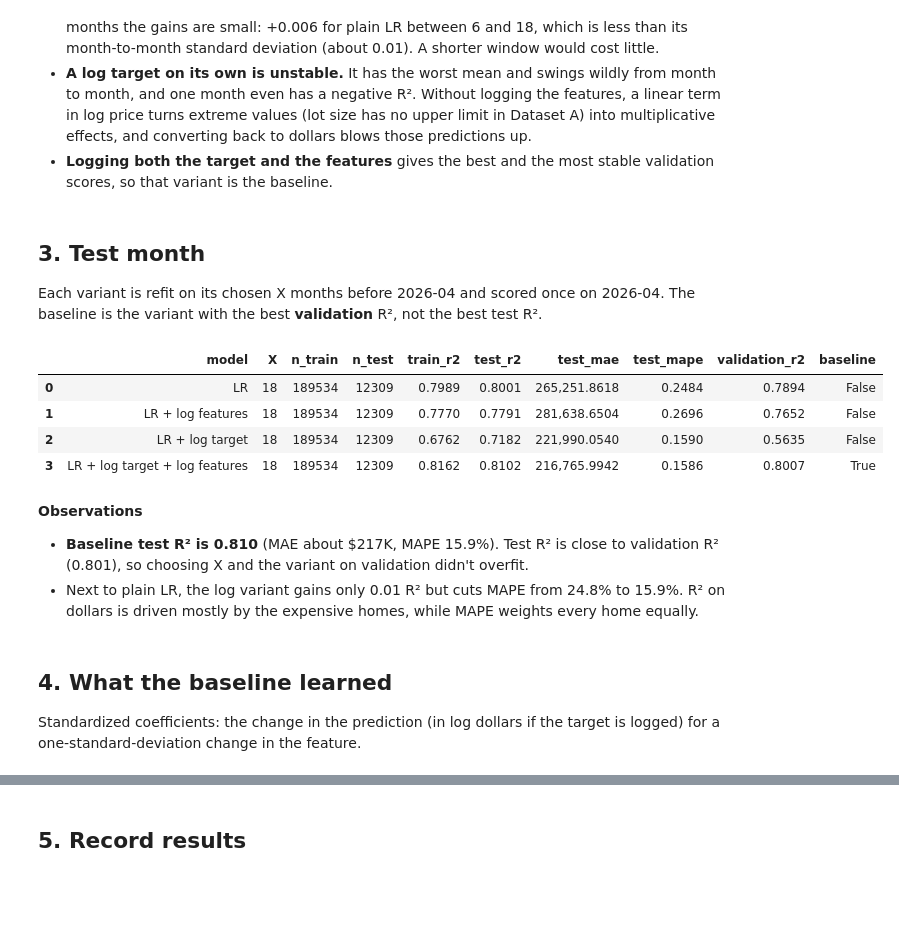
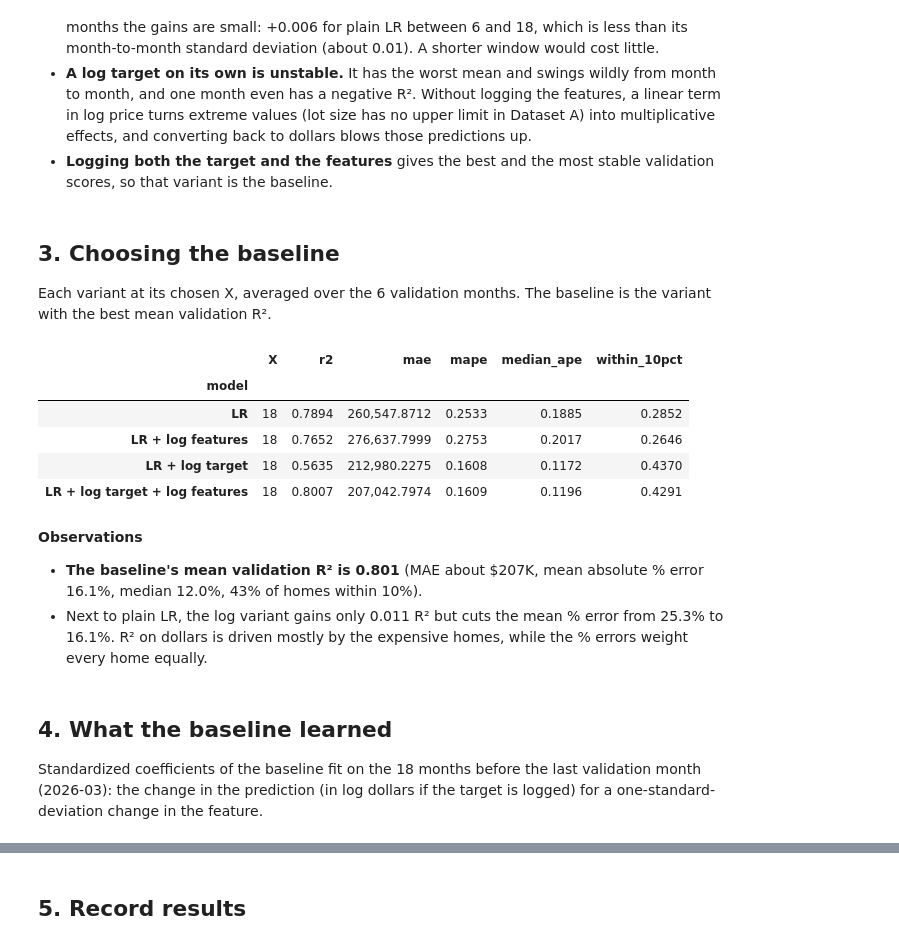
Before and after one commit to r0hankrishnan/IDX-Exchange-Data-Science, a Jupyter notebook: notebooks/03_baseline_model.ipynb, the cells around one changed output, grey strips where cells are left out. Saved outputs shown, nothing was run; the diff lists cells and outputs as text; code cells hidden in the pictures; blank space fills up the shorter version.

```diff
--- a/notebooks/03_baseline_model.ipynb
+++ b/notebooks/03_baseline_model.ipynb
@@ -18,15 +20,15 @@ import pandas as pd
 from sklearn.linear_model import LinearRegression
 
 from idx_exchange_data_science import dataset_a as da
-from idx_exchange_data_science.modeling import backtest, best_windows, build_model, fitted_pipeline, score_on_test
+from idx_exchange_data_science.modeling import backtest, build_model, final_estimator, fit_window, median_ape_by
 from idx_exchange_data_science.splits import validation_months
 
 pd.set_option("display.float_format", "{:,.4f}".format)
 COLORS = ["#2a78d6", "#eb6834", "#1baf7a", "#eda100"]
 
-TEST_MONTH = "2026-04"
 WINDOWS = [1, 2, 3, 6, 9, 12, 18]
-EVAL_MONTHS = validation_months(TEST_MONTH, n_months=6)
+EVAL_MONTHS = validation_months("2026-04", n_months=6)  # 2025-10 to 2026-03; 2026-04 is the held-out test month
+METRICS = ["r2", "mae", "mape", "median_ape", "within_10pct"]
 RESULTS_DIR = Path("../results")
 RESULTS_DIR.mkdir(exist_ok=True)
 
@@ -40,15 +42,17 @@ Every variant has the same pipeline: `DatasetAPreprocessor` → `StandardScaler`
 # %%
+log_features = da.make_preprocessor(log_features=True)
 models = {
     "LR": build_model(LinearRegression(), scale=True),
-    "LR + log features": build_model(LinearRegression(), scale=True, log_features=True),
+    "LR + log features": build_model(LinearRegression(), log_features, scale=True),
     "LR + log target": build_model(LinearRegression(), scale=True, log_target=True),
-    "LR + log target + log features": build_model(LinearRegression(), scale=True, log_target=True, log_features=True),
+    "LR + log target + log features": build_model(LinearRegression(), log_features, scale=True, log_target=True),
 }
 # %% [markdown]
 ## 2. Choosing the training window X
 Each variant is fit on the X months before each validation month and scored on that month. That gives 7 windows × 6 months. The largest window that fits before 2025-10 is 21 months, so 18 is the longest one tried.
 # %%
-results = backtest(models, df, EVAL_MONTHS, WINDOWS)
+runs = {x: backtest(models, df, EVAL_MONTHS, train_months=x) for x in WINDOWS}
+results = pd.concat([scores.assign(X=x) for x, (scores, _) in runs.items()], ignore_index=True)
 mean_r2 = results.pivot_table(index="X", columns="model", values="r2", aggfunc="mean")[list(models)]
 mean_r2
 # %% [output]
@@ -88,6 +92,6 @@ results.groupby(["model", "X"])["r2"].agg(["mean", "std", "min"]).unstack("model
 | 12 | 0.7874 | 0.0101 | 0.7776 | 0.7627 | 0.0141 | 0.7455 | 0.5476 | 0.2338 | 0.1463 | ... |
 | 18 | 0.7894 | 0.0090 | 0.7802 | 0.7652 | 0.0121 | 0.7543 | 0.5635 | 0.2142 | 0.2018 | ... |
 # %%
-best_x = best_windows(results)
+best_x = mean_r2.idxmax()
 best_x
 # %% [output]
@@ -101,27 +107,26 @@ best_x
 - **A log target on its own is unstable.** It has the worst mean and swings wildly from month to month, and one month even has a negative R². Without logging the features, a linear term in log price turns extreme values (lot size has no upper limit in Dataset A) into multiplicative effects, and converting back to dollars blows those predictions up.
 - **Logging both the target and the features** gives the best and the most stable validation scores, so that variant is the baseline.
 # %% [markdown]
-## 3. Test month
-Each variant is refit on its chosen X months before 2026-04 and scored once on 2026-04. The baseline is the variant with the best **validation** R², not the best test R².
+## 3. Choosing the baseline
+Each variant at its chosen X, averaged over the 6 validation months. The baseline is the variant with the best mean validation R².
 # %%
-validation_r2 = {name: mean_r2.loc[x, name] for name, x in best_x.items()}
-baseline_name = max(validation_r2, key=validation_r2.get)
-
-test_results, fitted = score_on_test(models, df, TEST_MONTH, best_x)
-test_results = test_results.assign(validation_r2=test_results["model"].map(validation_r2),
-                                   baseline=test_results["model"] == baseline_name)
-test_results
+chosen = results[results["X"] == results["model"].map(best_x)]
+summary = chosen.groupby("model")[METRICS].mean().loc[list(models)]
+summary.insert(0, "X", best_x)
+baseline_name = summary["r2"].idxmax()
+summary
 # %% [output]
-|  | model | X | n_train | n_test | train_r2 | test_r2 | test_mae | test_mape | validation_r2 | baseline |
-| 0 | LR | 18 | 189534 | 12309 | 0.7989 | 0.8001 | 265,251.8618 | 0.2484 | 0.7894 | False |
-| 1 | LR + log features | 18 | 189534 | 12309 | 0.7770 | 0.7791 | 281,638.6504 | 0.2696 | 0.7652 | False |
-| 2 | LR + log target | 18 | 189534 | 12309 | 0.6762 | 0.7182 | 221,990.0540 | 0.1590 | 0.5635 | False |
-| 3 | LR + log target + log features | 18 | 189534 | 12309 | 0.8162 | 0.8102 | 216,765.9942 | 0.1586 | 0.8007 | True |
+|  | X | r2 | mae | mape | median_ape | within_10pct |
+| model |  |  |  |  |  |  |
+| LR | 18 | 0.7894 | 260,547.8712 | 0.2533 | 0.1885 | 0.2852 |
+| LR + log features | 18 | 0.7652 | 276,637.7999 | 0.2753 | 0.2017 | 0.2646 |
+| LR + log target | 18 | 0.5635 | 212,980.2275 | 0.1608 | 0.1172 | 0.4370 |
+| LR + log target + log features | 18 | 0.8007 | 207,042.7974 | 0.1609 | 0.1196 | 0.4291 |
 # %% [markdown]
 **Observations**
-- **Baseline test R² is 0.810** (MAE about \$217K, MAPE 15.9%). Test R² is close to validation R² (0.801), so choosing X and the variant on validation didn't overfit.
-- Next to plain LR, the log variant gains only 0.01 R² but cuts MAPE from 24.8% to 15.9%. R² on dollars is driven mostly by the expensive homes, while MAPE weights every home equally.
+- **The baseline's mean validation R² is 0.801** (MAE about \$207K, mean absolute % error 16.1%, median 12.0%, 43% of homes within 10%).
+- Next to plain LR, the log variant gains only 0.011 R² but cuts the mean % error from 25.3% to 16.1%. R² on dollars is driven mostly by the expensive homes, while the % errors weight every home equally.
 # %% [markdown]
 ## 4. What the baseline learned
-Standardized coefficients: the change in the prediction (in log dollars if the target is logged) for a one-standard-deviation change in the feature.
+Standardized coefficients of the baseline fit on the 18 months before the last validation month (2026-03): the change in the prediction (in log dollars if the target is logged) for a one-standard-deviation change in the feature.
 # %%
```
Also changed, not shown: parts of 7 cells of this notebook, 39 other files.
